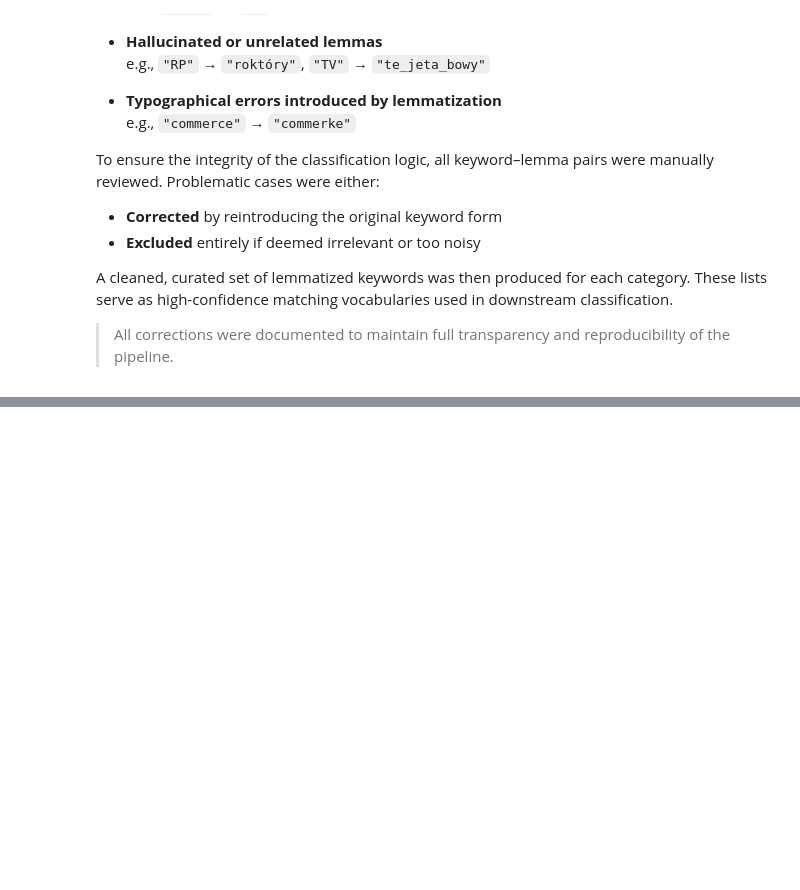
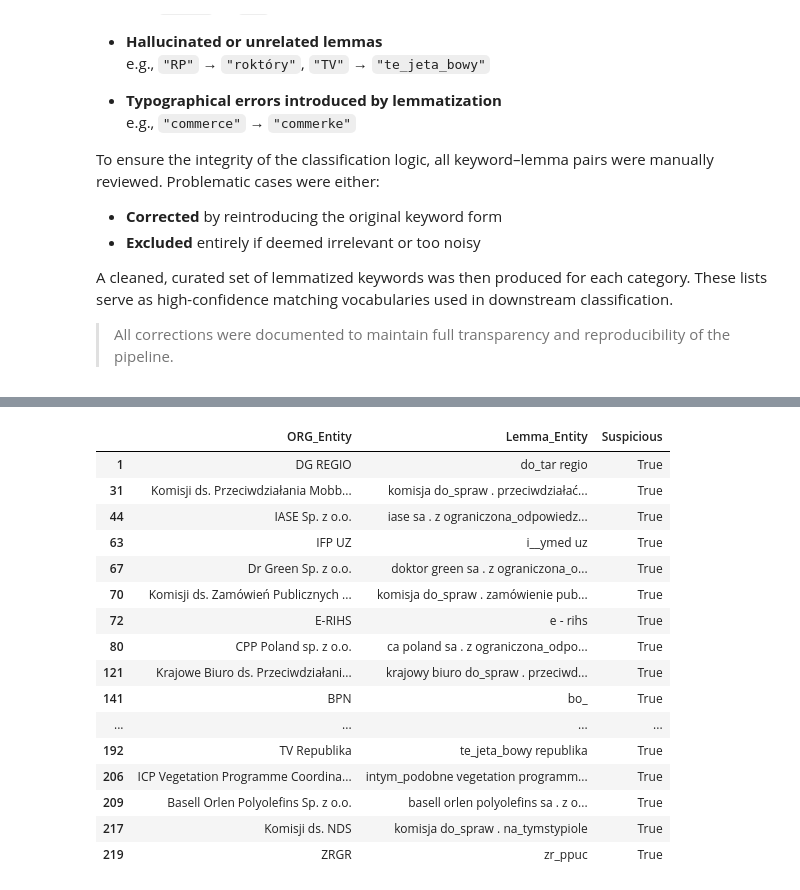
Before and after one commit to kami-data/academia-practice-nlp, a Jupyter notebook: notebooks/05_entity_classification.ipynb, the cells around one changed output, grey strips where cells are left out. Drawn from its saved outputs; the diff is of its cells as text; code cells hidden in the pictures; blank space fills up the shorter version.

```diff
--- a/notebooks/05_entity_classification.ipynb
+++ b/notebooks/05_entity_classification.ipynb
@@ -316,0 +330,6 @@ lemmatized_keywords_by_category_clean = {
+# %%
+# Function to lemmatize a string
+
+def lemmatize_text(text):
+    doc = nlp(text.lower())
+    return " ".join([word.lemma for sent in doc.sentences for word in sent.words])
@@ -316,0 +381,34 @@ lemmatized_keywords_by_category_clean = {
+# %%
+# Auto-flag “suspicious” outputs
+
+def is_suspicious_lemma(lemma_str):
+    return (
+        "_" in lemma_str or
+        any(char in lemma_str for char in [".", ",", "-", "/"]) and len(lemma_str) < 10
+    )
+
+df_non_academic["Suspicious"] = df_non_academic["Lemma_Entity"].apply(is_suspicious_lemma)
+
+# Review flagged cases
+
+pd.set_option("display.max_rows", 100) # Set max limit of displayed rows
+
+df_non_academic[df_non_academic["Suspicious"] == True].head(20)
+# %% [output]
+|  | ORG_Entity | Lemma_Entity | Suspicious |
+| 1 | DG REGIO | do_tar regio | True |
+| 31 | Komisji ds. Przeciwdziałania Mobb... | komisja do_spraw . przeciwdziałać... | True |
+| 44 | IASE Sp. z o.o. | iase sa . z ograniczona_odpowiedz... | True |
+| 63 | IFP UZ | i__ymed uz | True |
+| 67 | Dr Green Sp. z o.o. | doktor green sa . z ograniczona_o... | True |
+| 70 | Komisji ds. Zamówień Publicznych ... | komisja do_spraw . zamówienie pub... | True |
+| 72 | E-RIHS | e - rihs | True |
+| 80 | CPP Poland sp. z o.o. | ca poland sa . z ograniczona_odpo... | True |
+| 121 | Krajowe Biuro ds. Przeciwdziałani... | krajowy biuro do_spraw . przeciwd... | True |
+| 141 | BPN | bo_ | True |
+| ... | ... | ... | ... |
+| 192 | TV Republika | te_jeta_bowy republika | True |
+| 206 | ICP Vegetation Programme Coordina... | intym_podobne vegetation programm... | True |
+| 209 | Basell Orlen Polyolefins Sp. z o.o. | basell orlen polyolefins sa . z o... | True |
+| 217 | Komisji ds. NDS | komisja do_spraw . na_tymstypiole | True |
+| 219 | ZRGR | zr_ppuc | True |
```
Also changed, not shown: parts of 18 cells of this notebook.
